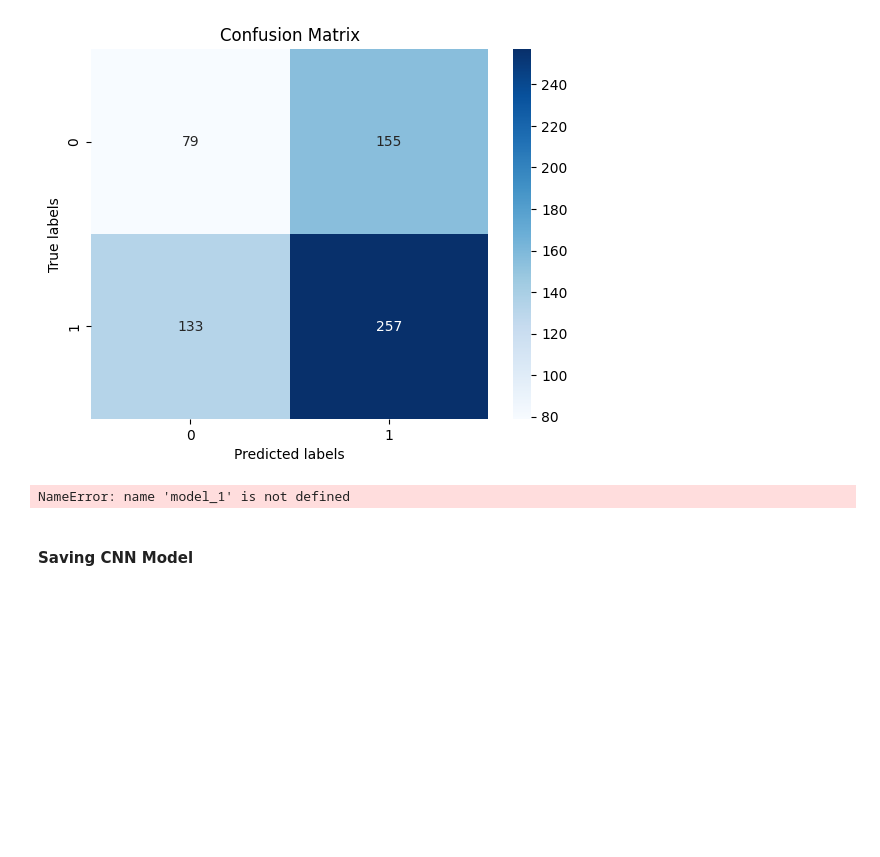
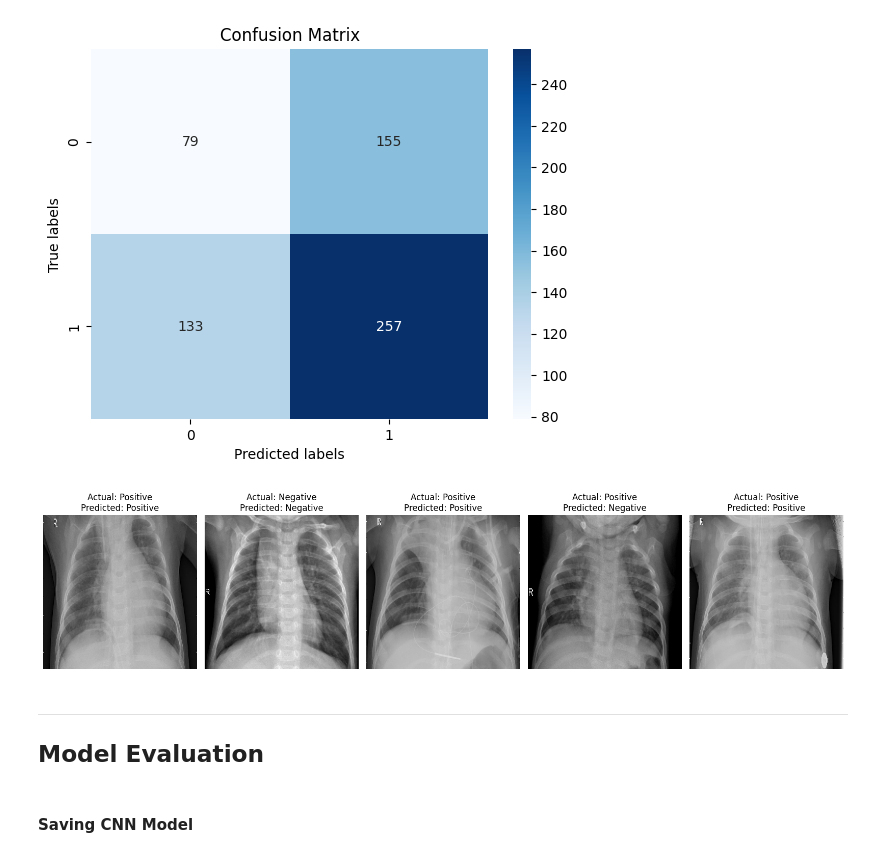
Before and after one commit to AndyMDH/pneumonia_detection_cnn, a Jupyter notebook: main.ipynb, the cells around one changed output. Saved outputs shown, nothing was run; the diff lists cells and outputs as text; code cells hidden in the pictures; blank space fills up the shorter version.

```diff
--- a/main.ipynb
+++ b/main.ipynb
@@ -814,32 +811,23 @@ plt.title('Confusion Matrix')
 plt.show()
 # %% [output]
 [figure]
-# %%
-# Define the class labels for the binary classification task
-class_labels = ['Negative', 'Positive']
-
-# Get a batch of images from the test dataset
-for images_batch, labels_batch in test_data_generator:
-    # Make sure we get a single batch
-    break
-
-# Predict the labels for this batch
-predictions = model_1.predict(images_batch)
-# Convert predictions to binary using 0.5 as a threshold
-predicted_classes = (predictions > 0.5).astype(int)
-
-# Visualize the first N images, their predicted, and true labels
-N = 5  # Number of images to display
-plt.figure(figsize=(20, 4))
-for i in range(N):
-    ax = plt.subplot(1, N, i + 1)
-    plt.imshow(images_batch[i].astype("uint8"))
-    plt.title(f"Predicted: {class_labels[predicted_classes[i][0]]}\nTrue: {class_labels[int(labels_batch[i])]}")
-    plt.axis("off")
-
-plt.show()
-# %% [output]
-NameError: name 'model_1' is not defined
+# %%
+fig, axes = plt.subplots(nrows=1, ncols=5, figsize=(16, 4))
+for i, ax in enumerate(axes.flat):
+    # Reverse normalization before displaying
+    img_display = np.clip(images_batch[i] * 255, 0, 255).astype('uint8')
+    ax.imshow(img_display)
+    actual_label = 'Positive' if labels_batch[i] else 'Negative'
+    predicted_label = 'Positive' if predicted_classes[i] > 0 else 'Negative'
+    ax.set_title(f"Actual: {actual_label}\nPredicted: {predicted_label}")
+    ax.axis('off')
+plt.tight_layout()
+plt.show()
+# %% [output]
+[figure, added]
+# %% [markdown]
+---
+## **Model Evaluation**
 # %% [markdown]
 #### **Saving CNN Model**
 # %%
```
Also changed, not shown: parts of 3 cells of this notebook.
